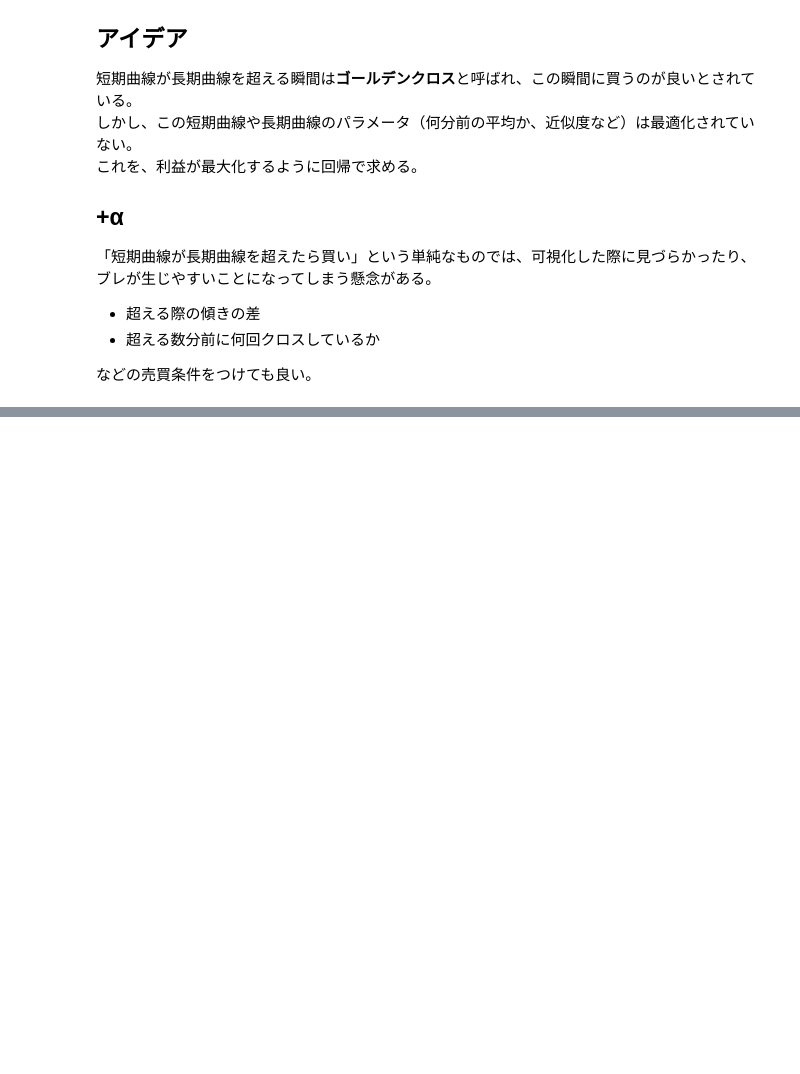
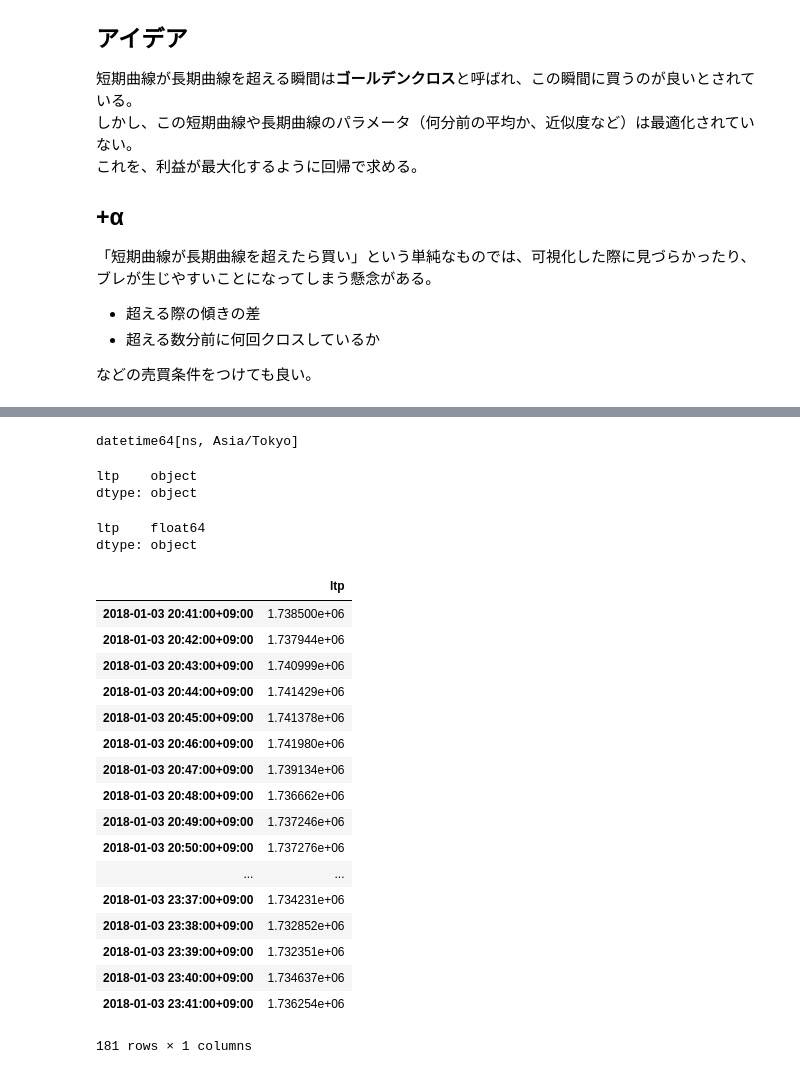
Before and after one commit to shunyooo/bitcoin_bot, a Jupyter notebook: notebooks/20180102_移動平均線_2曲線での利益最大化回帰.ipynb, the cells around one changed output, grey strips where cells are left out. Saved outputs shown, nothing was run; the diff lists cells and outputs as text; code cells hidden in the pictures; blank space fills up the shorter version.

```diff
--- a/notebooks/20180102_移動平均線_2曲線での利益最大化回帰.ipynb
+++ b/notebooks/20180102_移動平均線_2曲線での利益最大化回帰.ipynb
@@ -59,0 +79,37 @@ _ = plt.legend()
+# %%
+ltp.index.dtype
+# %% [output]
+datetime64[ns, Asia/Tokyo]
+# %%
+ltp.dtypes
+# %% [output]
+ltp    object
+dtype: object
+# %%
+ltp.astype(dtype=float).dtypes
+# %% [output]
+ltp    float64
+dtype: object
+# %%
+ltp_min = ltp.astype(dtype=float).groupby(pd.Grouper(freq='min')).mean()
+# %%
+ltp_min
+# %% [output]
+|  | ltp |
+| 2018-01-03 20:41:00+09:00 | 1.738500e+06 |
+| 2018-01-03 20:42:00+09:00 | 1.737944e+06 |
+| 2018-01-03 20:43:00+09:00 | 1.740999e+06 |
+| 2018-01-03 20:44:00+09:00 | 1.741429e+06 |
+| 2018-01-03 20:45:00+09:00 | 1.741378e+06 |
+| 2018-01-03 20:46:00+09:00 | 1.741980e+06 |
+| 2018-01-03 20:47:00+09:00 | 1.739134e+06 |
+| 2018-01-03 20:48:00+09:00 | 1.736662e+06 |
+| 2018-01-03 20:49:00+09:00 | 1.737246e+06 |
+| 2018-01-03 20:50:00+09:00 | 1.737276e+06 |
+| ... | ... |
+| 2018-01-03 23:37:00+09:00 | 1.734231e+06 |
+| 2018-01-03 23:38:00+09:00 | 1.732852e+06 |
+| 2018-01-03 23:39:00+09:00 | 1.732351e+06 |
+| 2018-01-03 23:40:00+09:00 | 1.734637e+06 |
+| 2018-01-03 23:41:00+09:00 | 1.736254e+06 |
+181 rows × 1 columns
```
Also changed, not shown: parts of 4 cells of this notebook, 6 other files.
